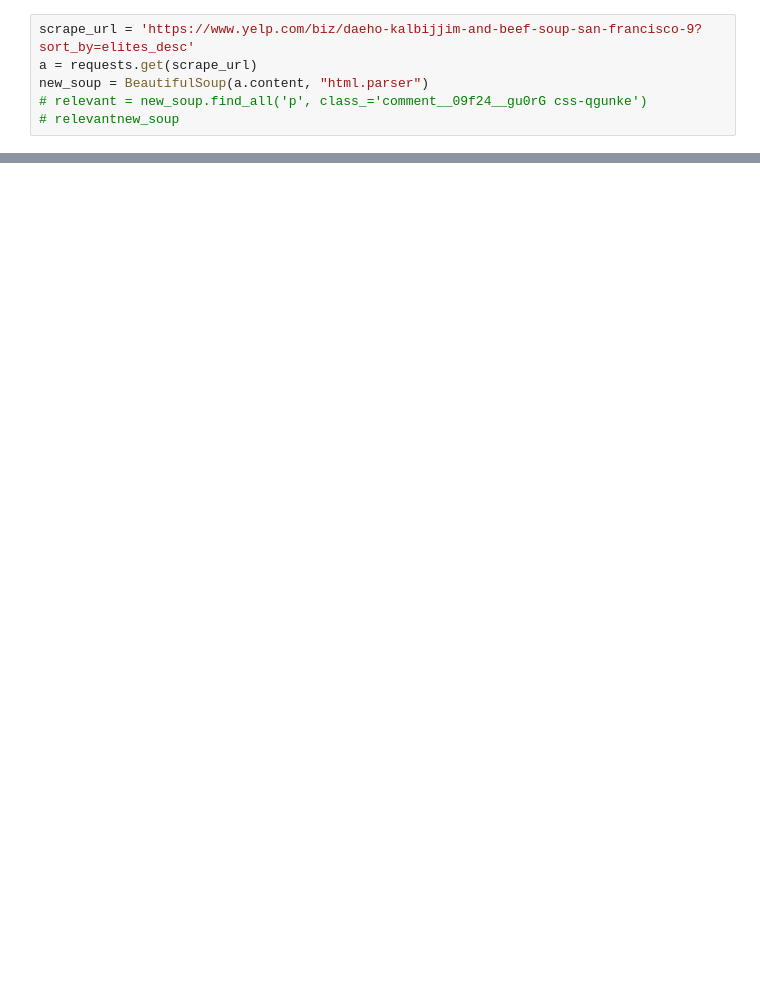
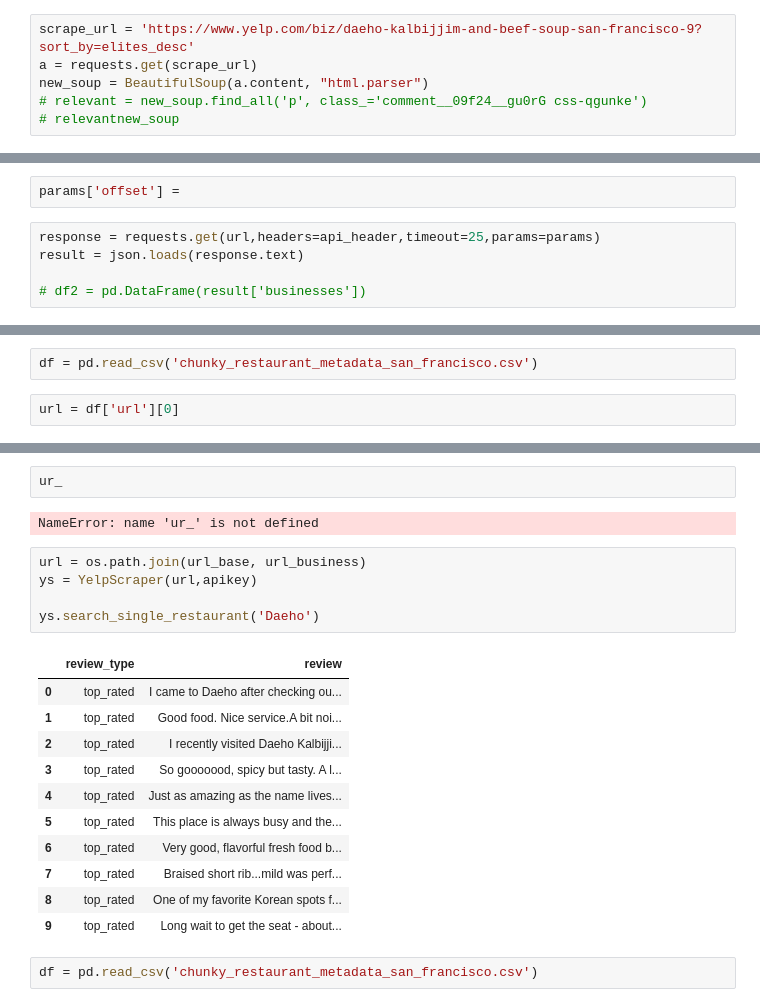
Before and after one commit to kayhanliao/DimSummary, a Jupyter notebook: data_engineering/yelp_api.ipynb, the cells around one changed output, grey strips where cells are left out. Drawn from its saved outputs; the diff is of its cells as text; blank space fills up the shorter version.

```diff
--- a/data_engineering/yelp_api.ipynb
+++ b/data_engineering/yelp_api.ipynb
@@ -253,0 +306,7 @@ Not sure why tables were seated and orders were being taken by people in line fi
+# %%
+params['offset'] =
+# %%
+response = requests.get(url,headers=api_header,timeout=25,params=params)
+result = json.loads(response.text)
+
+# df2 = pd.DataFrame(result['businesses'])
@@ -253,0 +322,4 @@ Not sure why tables were seated and orders were being taken by people in line fi
+# %%
+df = pd.read_csv('chunky_restaurant_metadata_san_francisco.csv')
+# %%
+url = df['url'][0]
@@ -253,0 +418,23 @@ Not sure why tables were seated and orders were being taken by people in line fi
+# %%
+ur_
+# %% [output]
+NameError: name 'ur_' is not defined
+# %%
+url = os.path.join(url_base, url_business)
+ys = YelpScraper(url,apikey)
+
+ys.search_single_restaurant('Daeho')
+# %% [output]
+|  | review_type | review |
+| 0 | top_rated | I came to Daeho after checking ou... |
+| 1 | top_rated | Good food. Nice service.A bit noi... |
+| 2 | top_rated | I recently visited Daeho Kalbijji... |
+| 3 | top_rated | So gooooood, spicy but tasty. A l... |
+| 4 | top_rated | Just as amazing as the name lives... |
+| 5 | top_rated | This place is always busy and the... |
+| 6 | top_rated | Very good, flavorful fresh food b... |
+| 7 | top_rated | Braised short rib...mild was perf... |
+| 8 | top_rated | One of my favorite Korean spots f... |
+| 9 | top_rated | Long wait to get the seat - about... |
+# %%
+df = pd.read_csv('chunky_restaurant_metadata_san_francisco.csv')
```
Also changed, not shown: parts of 60 cells of this notebook, 8 other files.
